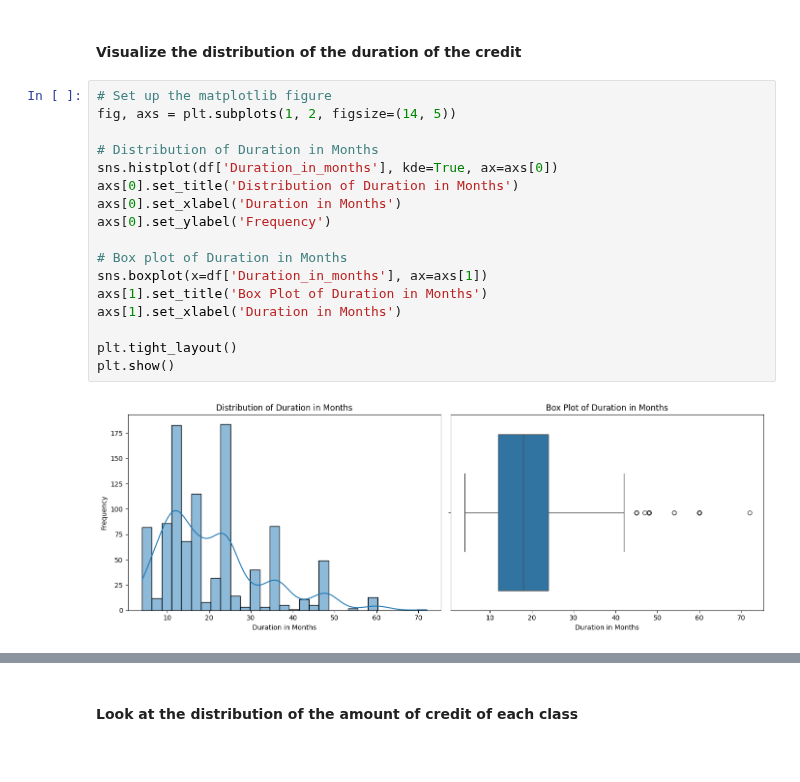
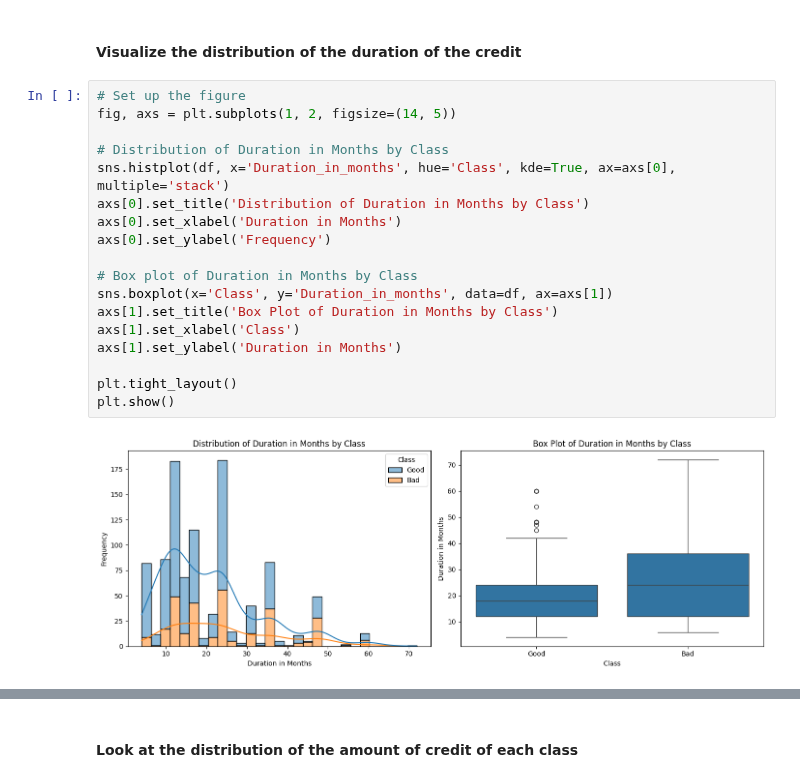
Before and after one commit to GittiGitus/Deep_Learning, a Jupyter notebook: experiments.ipynb, the cells around one changed output, grey strips where cells are left out. Cells and saved outputs as stored; diff of their text form.

Commit message:
add plot in ida

```diff
--- a/experiments.ipynb
+++ b/experiments.ipynb
@@ -323,21 +302,22 @@ plt.show()
 # %% [markdown]
 #### Visualize the distribution of the duration of the credit
 # %%
-# Set up the matplotlib figure
+# Set up the figure
 fig, axs = plt.subplots(1, 2, figsize=(14, 5))
 
-# Distribution of Duration in Months
-sns.histplot(df['Duration_in_months'], kde=True, ax=axs[0])
-axs[0].set_title('Distribution of Duration in Months')
+# Distribution of Duration in Months by Class
+sns.histplot(df, x='Duration_in_months', hue='Class', kde=True, ax=axs[0], multiple='stack')
+axs[0].set_title('Distribution of Duration in Months by Class')
 axs[0].set_xlabel('Duration in Months')
 axs[0].set_ylabel('Frequency')
 
-# Box plot of Duration in Months
-sns.boxplot(x=df['Duration_in_months'], ax=axs[1])
-axs[1].set_title('Box Plot of Duration in Months')
-axs[1].set_xlabel('Duration in Months')
+# Box plot of Duration in Months by Class
+sns.boxplot(x='Class', y='Duration_in_months', data=df, ax=axs[1])
+axs[1].set_title('Box Plot of Duration in Months by Class')
+axs[1].set_xlabel('Class')
+axs[1].set_ylabel('Duration in Months')
 
 plt.tight_layout()
 plt.show()
 # %% [output]
-[figure, old version]
+[figure, new version]
```
Also changed, not shown: parts of 19 cells of this notebook.
